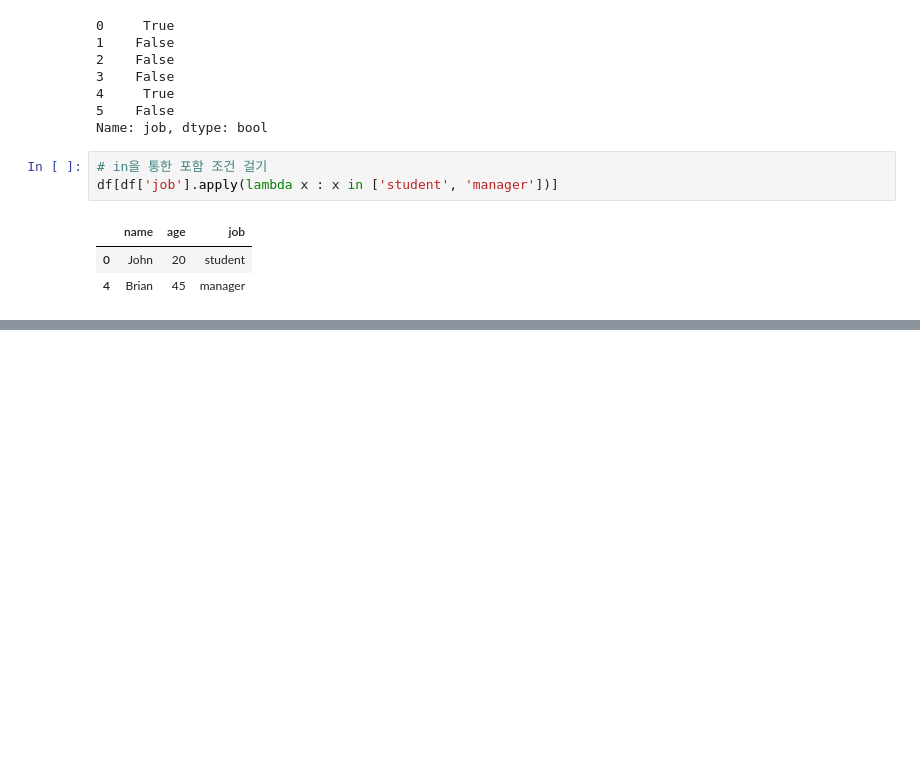
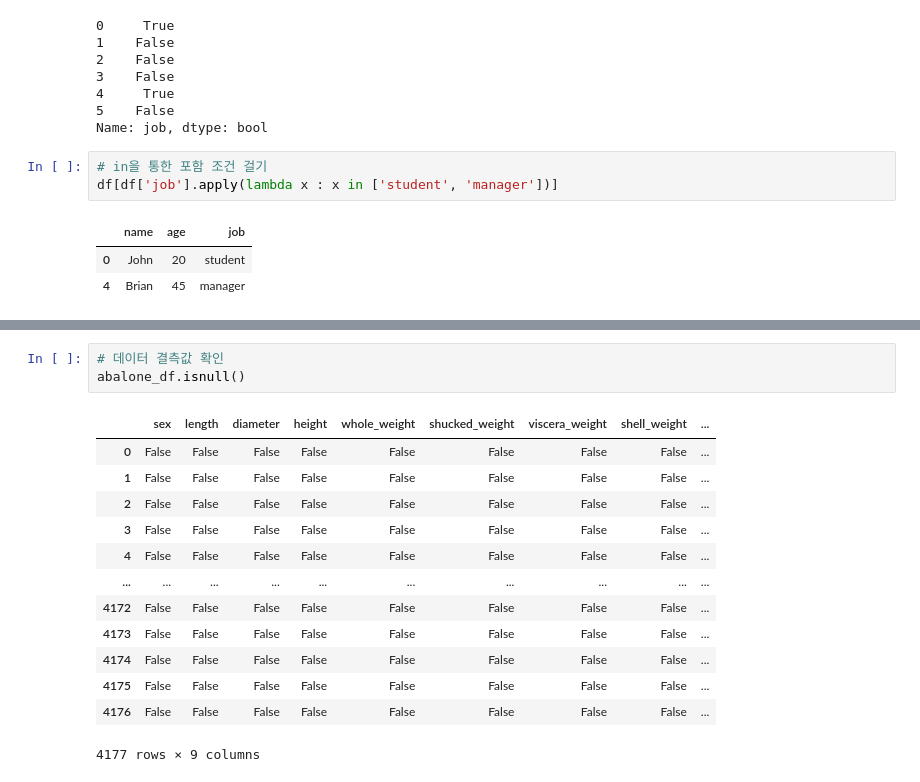
Before and after one commit to woojin0906/Python_Mechine_leaning_pr, a Jupyter notebook: pandas_Practice1.ipynb, the cells around one changed output, grey strips where cells are left out. Drawn from its saved outputs; the diff is of its cells as text; blank space fills up the shorter version.

```diff
--- a/pandas_Practice1.ipynb
+++ b/pandas_Practice1.ipynb
@@ -285,0 +325,17 @@ df[df['job'].apply(lambda x : x in ['student', 'manager'])]
+# %%
+# 데이터 결측값 확인
+abalone_df.isnull()
+# %% [output]
+|  | sex | length | diameter | height | whole_weight | shucked_weight | viscera_weight | shell_weight | ... |
+| 0 | False | False | False | False | False | False | False | False | ... |
+| 1 | False | False | False | False | False | False | False | False | ... |
+| 2 | False | False | False | False | False | False | False | False | ... |
+| 3 | False | False | False | False | False | False | False | False | ... |
+| 4 | False | False | False | False | False | False | False | False | ... |
+| ... | ... | ... | ... | ... | ... | ... | ... | ... | ... |
+| 4172 | False | False | False | False | False | False | False | False | ... |
+| 4173 | False | False | False | False | False | False | False | False | ... |
+| 4174 | False | False | False | False | False | False | False | False | ... |
+| 4175 | False | False | False | False | False | False | False | False | ... |
+| 4176 | False | False | False | False | False | False | False | False | ... |
+4177 rows × 9 columns
```
Also changed, not shown: parts of 21 cells of this notebook, 1 other file.
